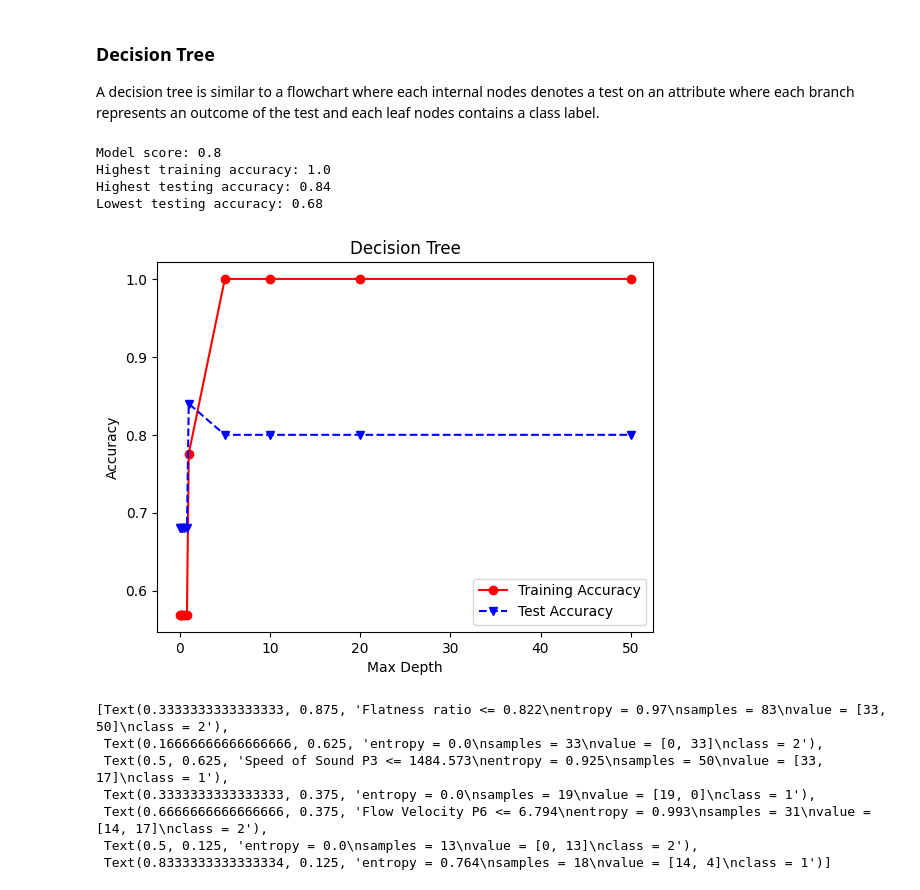
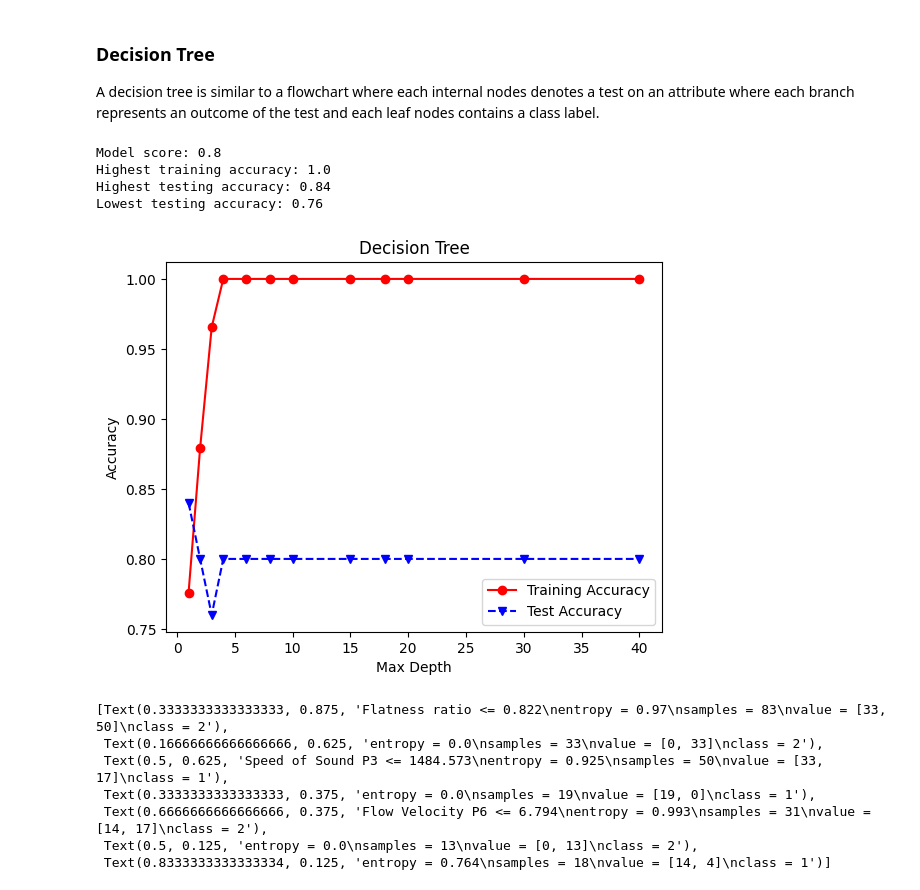
Before and after one commit to goldslime123/csc3005-DA, a Jupyter notebook: MeterA.ipynb, the cells around one changed output. Saved outputs shown, nothing was run; the diff lists cells and outputs as text; code cells hidden in the pictures.

```diff
--- a/MeterA.ipynb
+++ b/MeterA.ipynb
@@ -685,35 +685,35 @@ A decision tree is similar to a flowchart where each internal nodes denotes a te
 # %%
 from sklearn.tree import DecisionTreeClassifier
 
 clf7 = DecisionTreeClassifier(max_depth=10)
-maxdepth = [1,2,3,4,6,8,10,15,18,20,30,40]
+C = [1,2,3,4,6,8,10,15,18,20,30,40]
 dt_trainAcc = []
 dt_testAcc = []
 
 for param in C:
     clf7=DecisionTreeClassifier(max_depth=param, random_state=0)
     clf7.fit(X_train, y_train)
     Y_predTrain = clf7.predict(X_train)
     Y_predTest = clf7.predict(X_test)
     dt_trainAcc.append(accuracy_score(y_train, Y_predTrain))
     dt_testAcc.append(accuracy_score(y_test, Y_predTest))
 
 plt.plot(C, dt_trainAcc, 'ro-', C, dt_testAcc,'bv--')
 plt.legend(['Training Accuracy','Test Accuracy'])
 plt.xlabel('Max Depth')
 plt.ylabel('Accuracy')
 
 plt.title('Decision Tree')
 print (f"Model score: {round(clf7.score(X_test, y_test),2)}")
 print("Highest training accuracy:", round(max(dt_trainAcc),2))
 print("Highest testing accuracy:", round(max(dt_testAcc),2))
 print("Lowest testing accuracy:", round(min(dt_testAcc),2))
 # %% [output]
 Model score: 0.8
 Highest training accuracy: 1.0
 Highest testing accuracy: 0.84
-Lowest testing accuracy: 0.68
+Lowest testing accuracy: 0.76
-[figure, old version]
+[figure, new version]
 # %%
 Y = dataset['Class']
 X = dataset.drop(['Class'],axis=1)
```
Also changed, not shown: parts of 26 cells of this notebook.
